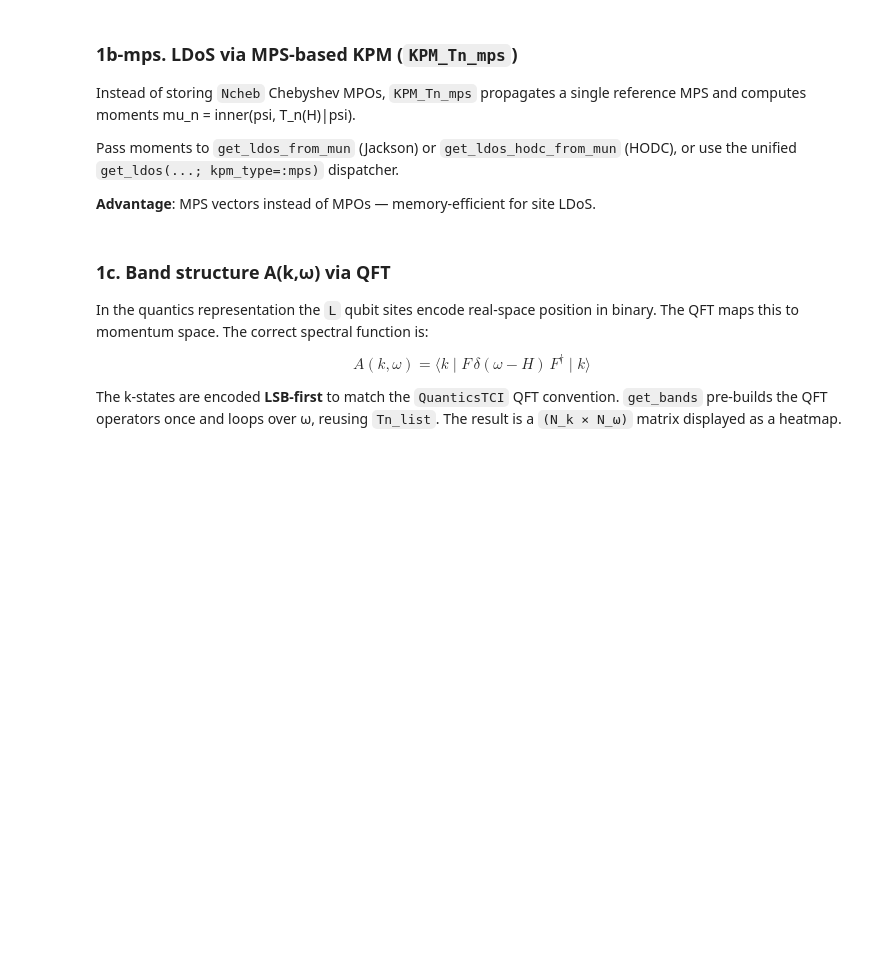
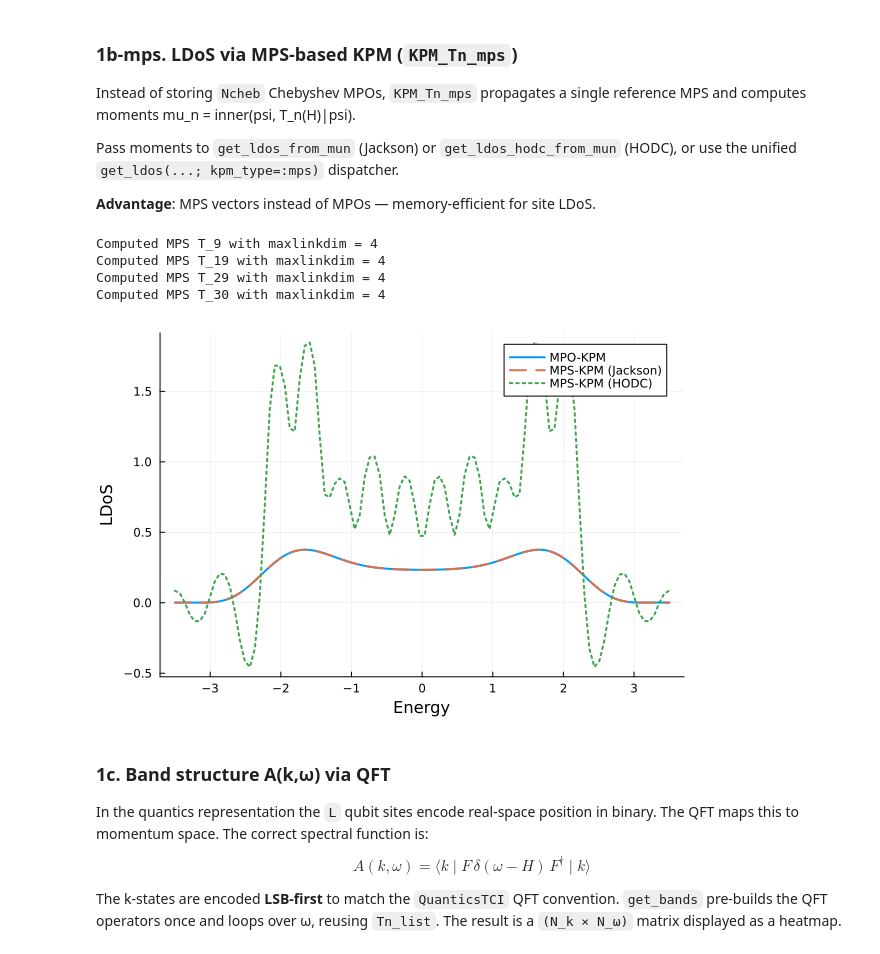
Before and after one commit to TensorBinding/TensorBinding.jl, a Jupyter notebook: examples/getting_started.ipynb, the cells around one changed output. Drawn from its saved outputs; the diff is of its cells as text; code cells hidden in the pictures; blank space fills up the shorter version.

```diff
--- a/examples/getting_started.ipynb
+++ b/examples/getting_started.ipynb
@@ -149,22 +118,43 @@ or use the unified `get_ldos(...; kpm_type=:mps)` dispatcher.
 
 **Advantage**: MPS vectors instead of MPOs — memory-efficient for site LDoS.
 # %%
+
+ω_phys = range(-3.5, 3.5; length=100)
+ω_resc = (ω_phys .- center1) ./ scale1
+
+site_idx  = H1.N ÷ 2
+psi_site  = TensorBinding.binary_to_MPS(site_idx, H1.L, H1.sites)
+
 # MPS Chebyshev expansion for the reference site
 Tn_mps, scale_mps, center_mps = TensorBinding.KPM_Tn_mps(
-    H1, Ncheb, psi_site; maxdim=maxdim, printinfo=true)
+    H1, Ncheb, psi_site; maxdim=maxdim, verbose=true)
 
 mu_n = [inner(psi_site, Tn_mps[n]) for n in 1:Ncheb]
 
 ldos_mps      = Float64[]
 ldos_mps_hodc = Float64[]
-for omega in omega_resc
-    push!(ldos_mps,      TensorBinding.get_ldos(Tn_mps, Ncheb, omega, psi_site; kpm_type=:mps))
-    push!(ldos_mps_hodc, TensorBinding.get_ldos(Tn_mps, Ncheb, omega, psi_site; kpm_type=:mps, kernel=:hodc))
+for omega in ω_resc
+    push!(ldos_mps,     TensorBinding.get_ldos_from_mun(mu_n, Ncheb, omega,
+                            kernel  = :jackson,
+                            lambda  = 4.0,
+                            eta     = 1/(Ncheb-1),
+                            m_order = 4))
+    push!(ldos_mps_hodc, TensorBinding.get_ldos_from_mun(mu_n, Ncheb, omega,
+                            kernel  = :hodc,
+                            lambda  = 4.0,
+                            eta     = 1/(Ncheb-1),
+                            m_order = 4))
 end
 
-plot(omega_phys, ldos_1d; label="MPO-KPM", lw=2, xlabel="Energy", ylabel="LDoS")
-plot!(omega_phys, ldos_mps;       label="MPS-KPM (Jackson)", lw=2, ls=:dash)
-plot!(omega_phys, ldos_mps_hodc;  label="MPS-KPM (HODC)",   lw=2, ls=:dot)
+plot(ω_phys, ldos_1d; label="MPO-KPM", lw=2, xlabel="Energy", ylabel="LDoS")
+plot!(ω_phys, ldos_mps;       label="MPS-KPM (Jackson)", lw=2, ls=:dash)
+plot!(ω_phys, ldos_mps_hodc;  label="MPS-KPM (HODC)",   lw=2, ls=:dot)
+# %% [output]
+Computed MPS T_9 with maxlinkdim = 4
+Computed MPS T_19 with maxlinkdim = 4
+Computed MPS T_29 with maxlinkdim = 4
+Computed MPS T_30 with maxlinkdim = 4
+[figure, added]
 # %% [markdown]
 ### 1c. Band structure A(k,ω) via QFT
 
```
Also changed, not shown: parts of 7 cells of this notebook, 1 other file.
